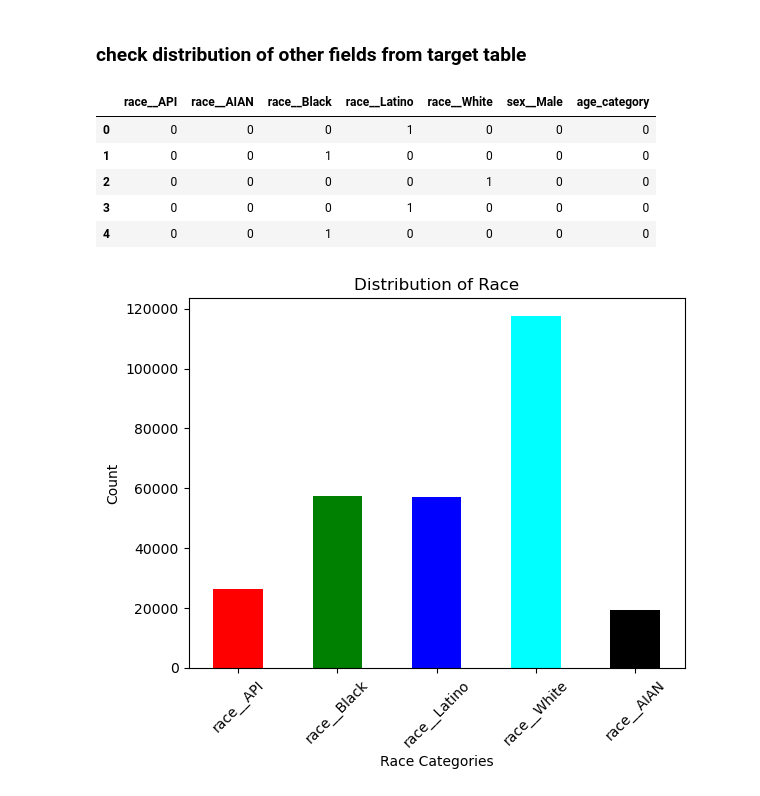
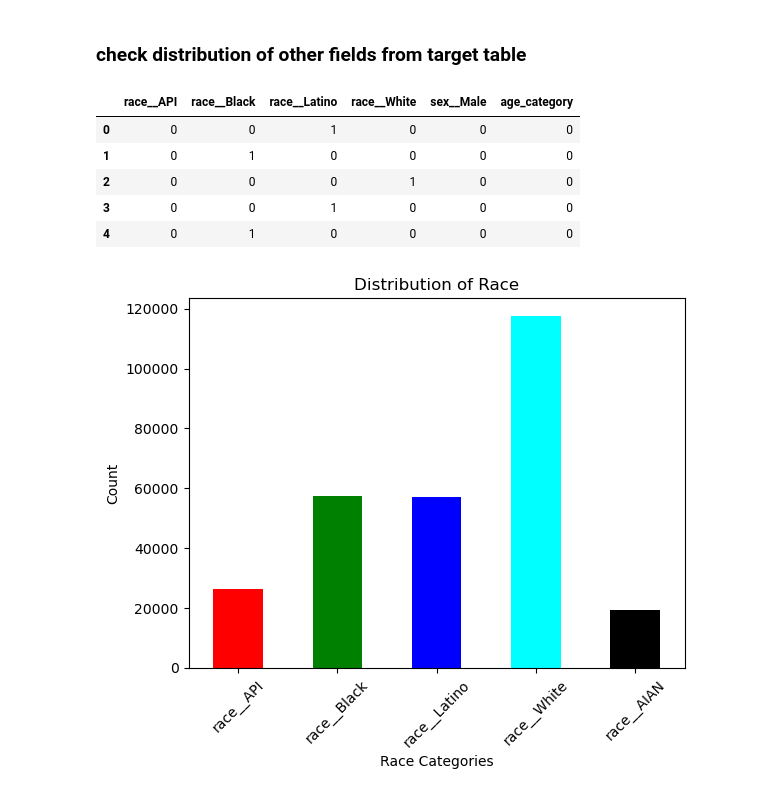
Before and after one commit to shailja-somani-0/ADS-599-Capstone, a Jupyter notebook: EDA.ipynb, the cells around one changed output. Saved outputs shown, nothing was run; the diff lists cells and outputs as text; code cells hidden in the pictures.

```diff
--- a/EDA.ipynb
+++ b/EDA.ipynb
@@ -494,11 +482,11 @@ plt.show()
 ### check distribution of other fields from target table
 # %%
 # lets take a look at some other important fields from out target dataset
-df[['race__API', 'race__AIAN', 'race__Black', 'race__Latino', 'race__White', 'sex__Male', 'age_category']].head()
+df[['race__API', 'race__Black', 'race__Latino', 'race__White', 'sex__Male', 'age_category']].head()
 # %% [output]
-|  | race__API | race__AIAN | race__Black | race__Latino | race__White | sex__Male | age_category |
-| 0 | 0 | 0 | 0 | 1 | 0 | 0 | 0 |
-| 1 | 0 | 0 | 1 | 0 | 0 | 0 | 0 |
-| 2 | 0 | 0 | 0 | 0 | 1 | 0 | 0 |
-| 3 | 0 | 0 | 0 | 1 | 0 | 0 | 0 |
-| 4 | 0 | 0 | 1 | 0 | 0 | 0 | 0 |
+|  | race__API | race__Black | race__Latino | race__White | sex__Male | age_category |
+| 0 | 0 | 0 | 1 | 0 | 0 | 0 |
+| 1 | 0 | 1 | 0 | 0 | 0 | 0 |
+| 2 | 0 | 0 | 0 | 1 | 0 | 0 |
+| 3 | 0 | 0 | 1 | 0 | 0 | 0 |
+| 4 | 0 | 1 | 0 | 0 | 0 | 0 |
```
Also changed, not shown: parts of 10 cells of this notebook.
